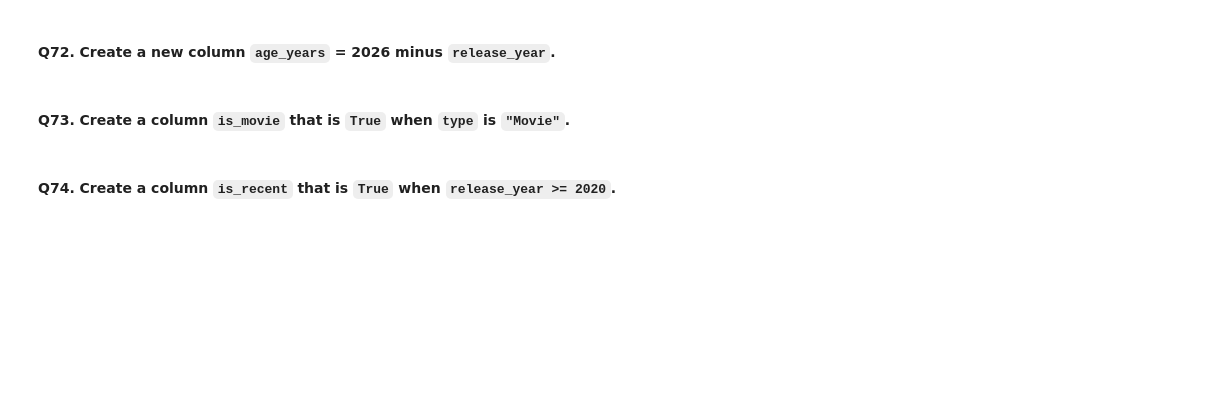
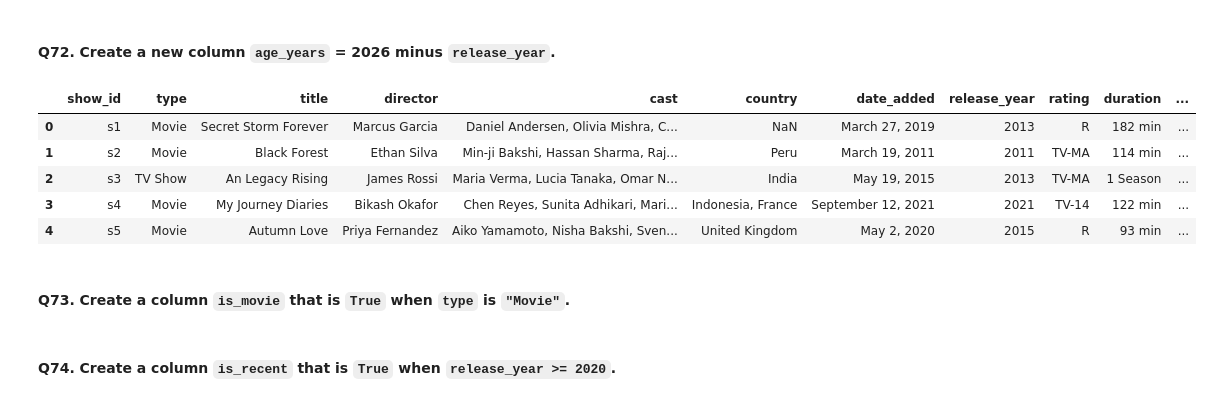
Before and after one commit to Craniax01/pandas, a Jupyter notebook: netflix_workbook_(1).ipynb, the cells around one changed output. Cells and saved outputs as stored; diff of their text form; code cells hidden in the pictures; blank space fills up the shorter version.

```diff
--- a/netflix_workbook_(1).ipynb
+++ b/netflix_workbook_(1).ipynb
@@ -1044,7 +1095,16 @@ df.loc[df["type"] == "Movie"].sort_values("release_year").head(5)
 # %% [markdown]
 #### Q72. Create a new column `age_years` = 2026 minus `release_year`.
 # %%
-# Your answer here
+df["age_years"] = 2026 - df["release_year"]
+# %%
+df.head()
+# %% [output]
+|  | show_id | type | title | director | cast | country | date_added | release_year | rating | duration | ... |
+| 0 | s1 | Movie | Secret Storm Forever | Marcus Garcia | Daniel Andersen, Olivia Mishra, C... | NaN | March 27, 2019 | 2013 | R | 182 min | ... |
+| 1 | s2 | Movie | Black Forest | Ethan Silva | Min-ji Bakshi, Hassan Sharma, Raj... | Peru | March 19, 2011 | 2011 | TV-MA | 114 min | ... |
+| 2 | s3 | TV Show | An Legacy Rising | James Rossi | Maria Verma, Lucia Tanaka, Omar N... | India | May 19, 2015 | 2013 | TV-MA | 1 Season | ... |
+| 3 | s4 | Movie | My Journey Diaries | Bikash Okafor | Chen Reyes, Sunita Adhikari, Mari... | Indonesia, France | September 12, 2021 | 2021 | TV-14 | 122 min | ... |
+| 4 | s5 | Movie | Autumn Love | Priya Fernandez | Aiko Yamamoto, Nisha Bakshi, Sven... | United Kingdom | May 2, 2020 | 2015 | R | 93 min | ... |
 # %% [markdown]
 #### Q73. Create a column `is_movie` that is `True` when `type` is `"Movie"`.
 # %%
```
Also changed, not shown: parts of 10 cells of this notebook.
